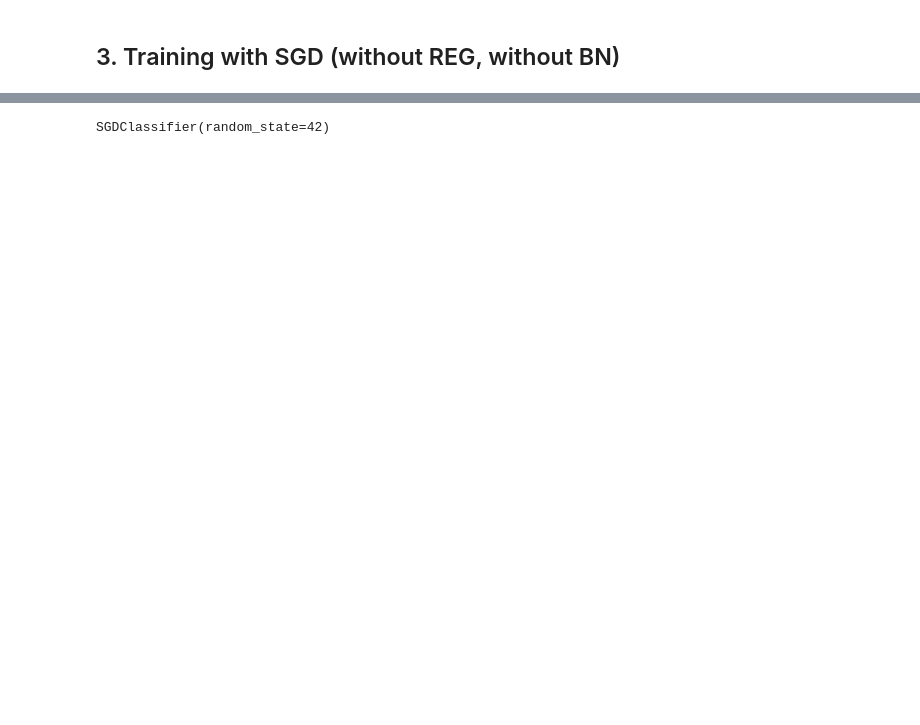
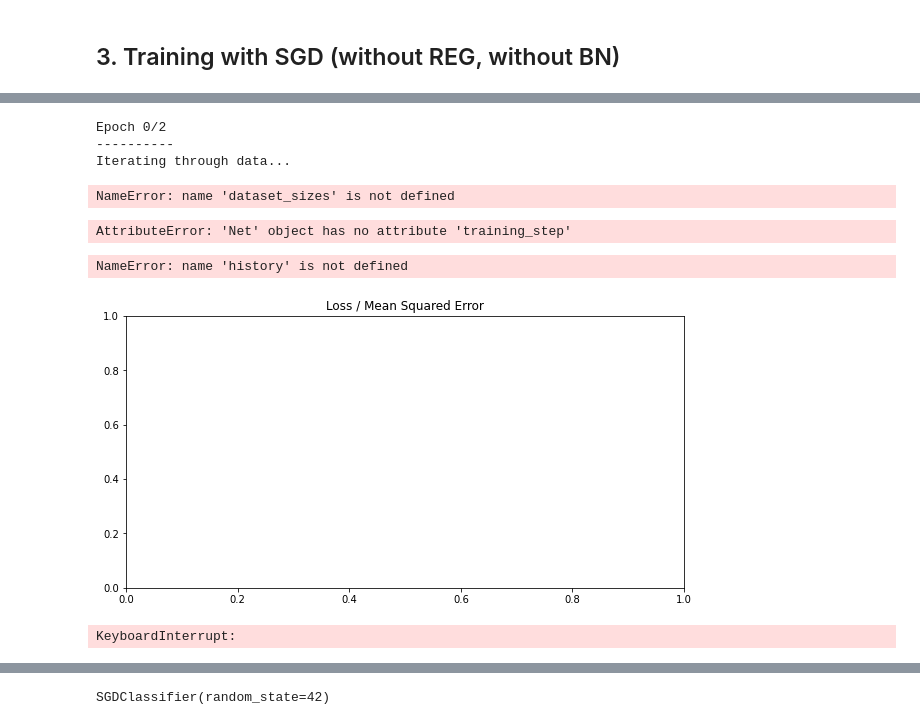
Before and after one commit to FiratSaritas/neural-network-for-image-classification, a Jupyter notebook: Mini-Challenge_1.ipynb, the cells around one changed output, grey strips where cells are left out. Drawn from its saved outputs; the diff is of its cells as text; code cells hidden in the pictures; blank space fills up the shorter version.

```diff
--- a/Mini-Challenge_1.ipynb
+++ b/Mini-Challenge_1.ipynb
@@ -161,0 +144,5 @@ fish
+# %%
+model = net.to(device)
+# %%
+criterion = nn.CrossEntropyLoss()
+optimizer = optim.SGD(net.parameters(), lr=0.001, momentum=0.9)
@@ -161,0 +225,22 @@ fish
+# %%
+for i in range(10):
+    running_loss = 0
+    for images, labels in trainloader:
+        images, labels = images.cuda().to(device), labels.cuda().to(device)
+
+        # Training pass
+        optimizer.zero_grad()
+
+        output = model(images)
+
+        loss = criterion(output, labels)
+
+        #This is where the model learns by backpropagating
+        loss.backward()
+
+        #And optimizes its weights here
+        optimizer.step()
+
+        running_loss += loss.item()
+    else:
+        print("Epoch {} - Training loss: {}".format(i+1, running_loss/len(trainloader)))
@@ -161,0 +331,7 @@ fish
+# %%
+base_model = train_model(model, num_epochs=3)
+# %% [output]
+Epoch 0/2
+----------
+Iterating through data...
+NameError: name 'dataset_sizes' is not defined
@@ -161,0 +372,46 @@ fish
+# %%
+num_epochs = 30
+opt_func = torch.optim.SGD
+lr = 0.001
+
+#fitting the model on training data and record the result after each epoch
+history = fit(num_epochs, lr, model, trainloader, testloader)
+# %% [output]
+AttributeError: 'Net' object has no attribute 'training_step'
+# %%
+figure(figsize=(10, 5))
+plt.title('Loss / Mean Squared Error')
+plt.plot(history.history['loss'], label='train')
+plt.plot(history.history['val_loss'], label='test')
+plt.legend()
+plt.show()
+# %% [output]
+NameError: name 'history' is not defined
+[figure, added]
+# %%
+train_losses, test_losses = [], []
+
+for epoch in range(2):  # loop over the dataset multiple times
+    test_loss = 0
+    running_loss = 0.0
+    for i, data in enumerate(trainloader, 0):
+        # get the inputs; data is a list of [inputs, labels]
+        inputs, labels = data[0].to(device), data[1].to(device)
+
+        # zero the parameter gradients
+        optimizer.zero_grad()
+
+        # forward + backward + optimize
+        outputs = model(inputs)
+        loss = criterion(outputs, labels)
+        test_loss += loss.item()
+        loss.backward()
+        optimizer.step()
+        train_losses.append(running_loss/len(trainloader))
+        test_losses.append(test_loss/len(testloader))
+
+
+
+print('Finished Training')
+# %% [output]
+KeyboardInterrupt:
```
Also changed, not shown: parts of 55 cells of this notebook.
